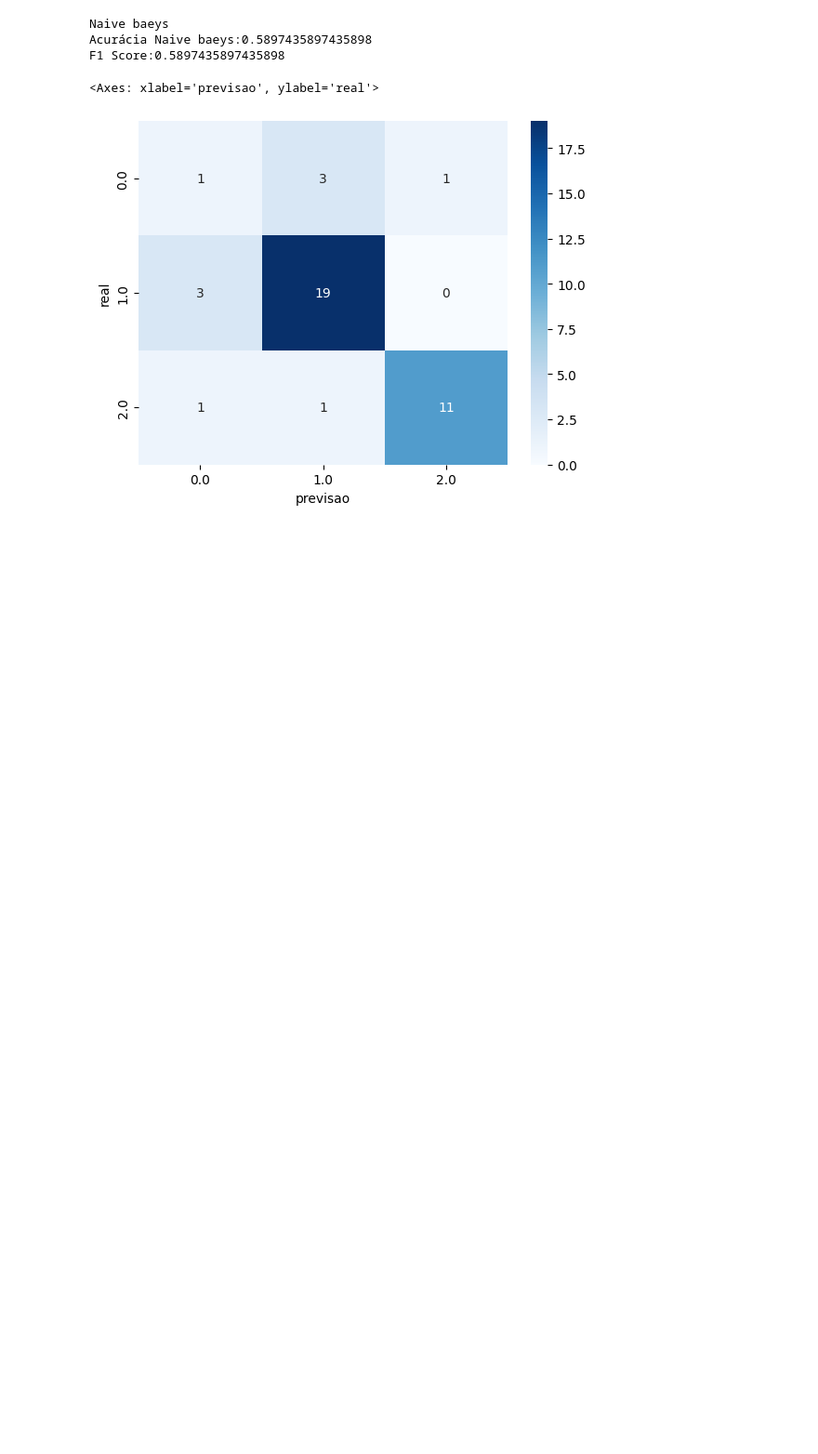
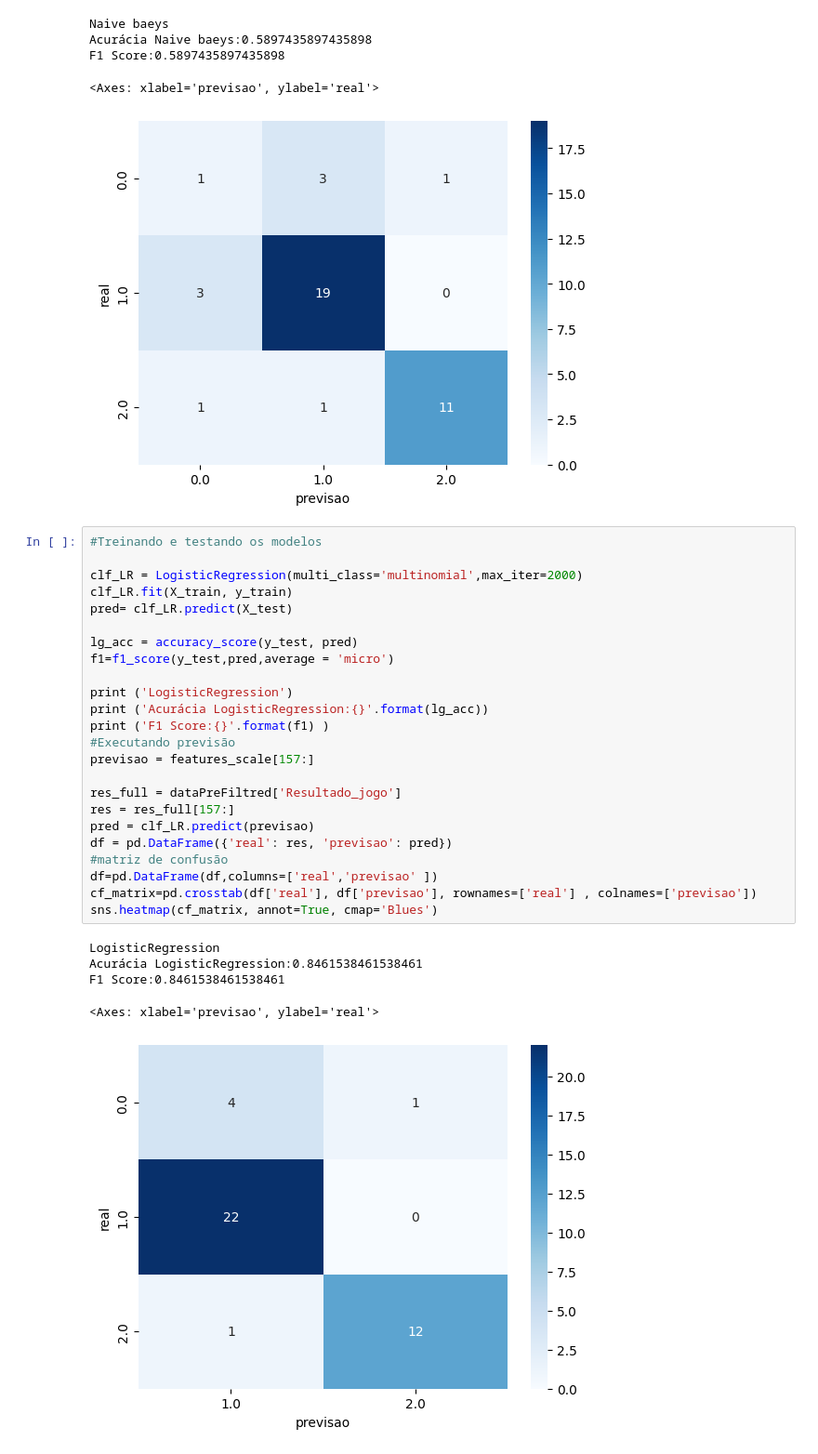
Before and after one commit to vinicarlosss/MachineLearning_Futebol, a Jupyter notebook: codifike_model_ENG.ipynb, the cells around one changed output. Shown at 93% size. Saved outputs shown, nothing was run; the diff lists cells and outputs as text; blank space fills up the shorter version.

Commit message:
testando Logistic Regression

```diff
--- a/codifike_model_ENG.ipynb
+++ b/codifike_model_ENG.ipynb
@@ -189,3 +189,33 @@ Acurácia Naive baeys:0.5897435897435898
 F1 Score:0.5897435897435898
 <Axes: xlabel='previsao', ylabel='real'>
 [figure]
+# %%
+#Treinando e testando os modelos
+
+clf_LR = LogisticRegression(multi_class='multinomial',max_iter=2000)
+clf_LR.fit(X_train, y_train)
+pred= clf_LR.predict(X_test)
+
+lg_acc = accuracy_score(y_test, pred)
+f1=f1_score(y_test,pred,average = 'micro')
+
+print ('LogisticRegression')
+print ('Acurácia LogisticRegression:{}'.format(lg_acc))
+print ('F1 Score:{}'.format(f1) )
+#Executando previsão
+previsao = features_scale[157:]
+
+res_full = dataPreFiltred['Resultado_jogo']
+res = res_full[157:]
+pred = clf_LR.predict(previsao)
+df = pd.DataFrame({'real': res, 'previsao': pred})
+#matriz de confusão
+df=pd.DataFrame(df,columns=['real','previsao' ])
+cf_matrix=pd.crosstab(df['real'], df['previsao'], rownames=['real'] , colnames=['previsao'])
+sns.heatmap(cf_matrix, annot=True, cmap='Blues')
+# %% [output]
+LogisticRegression
+Acurácia LogisticRegression:0.8461538461538461
+F1 Score:0.8461538461538461
+<Axes: xlabel='previsao', ylabel='real'>
+[figure, added]
```
